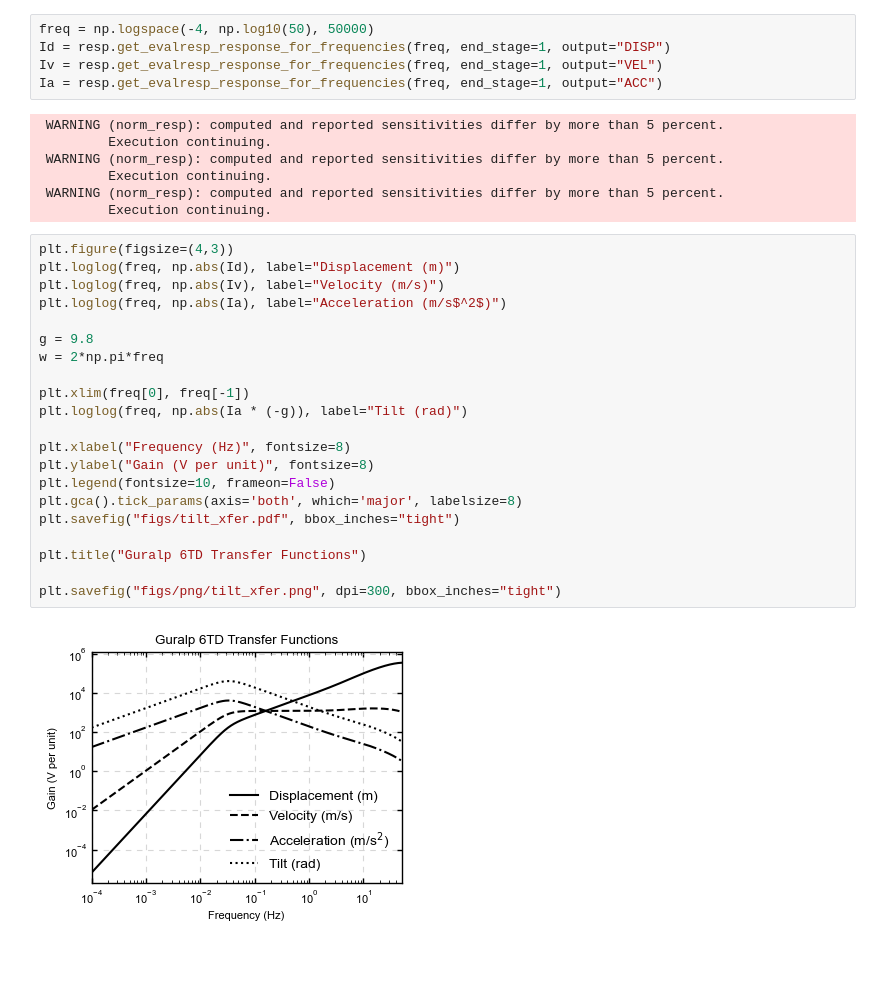
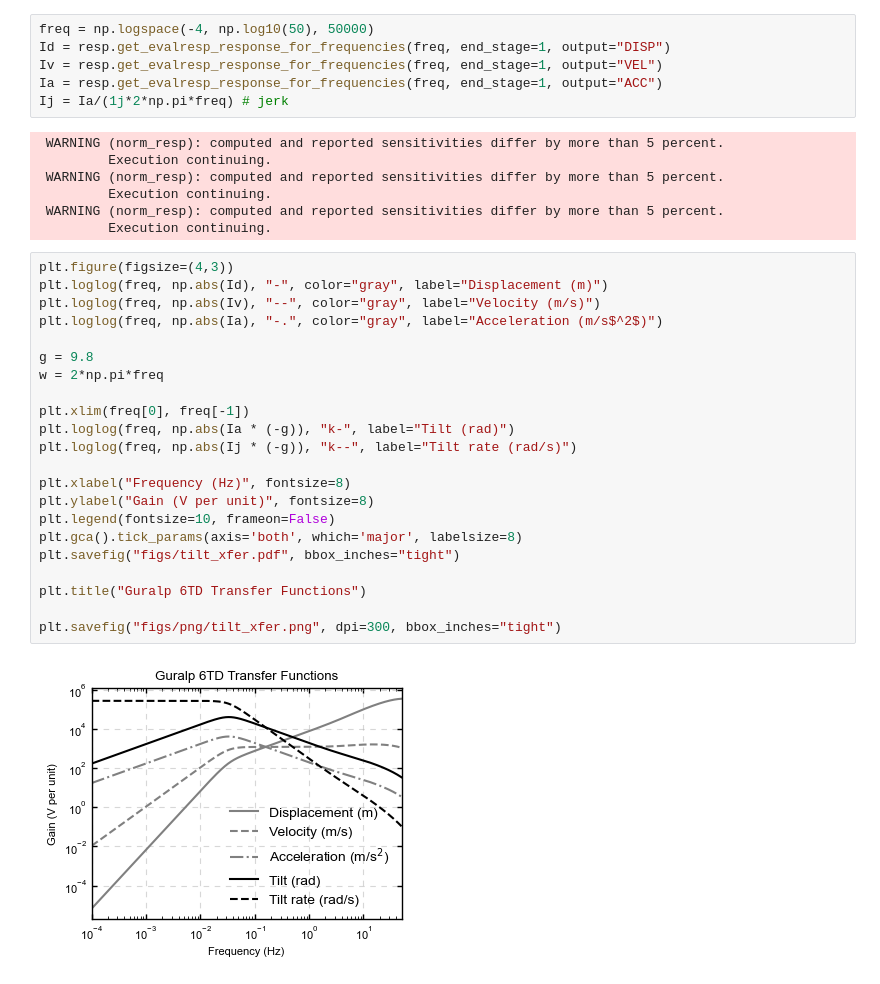
Before and after one commit to mchristoffersen/tiltErebusAugustine, a Jupyter notebook: S1_instrument_response.ipynb, the cells around one changed output. Drawn from its saved outputs; the diff is of its cells as text.

Commit message:
figure changes/additions due to reviews

```diff
--- a/S1_instrument_response.ipynb
+++ b/S1_instrument_response.ipynb
@@ -21,6 +21,7 @@ freq = np.logspace(-4, np.log10(50), 50000)
 Id = resp.get_evalresp_response_for_frequencies(freq, end_stage=1, output="DISP")
 Iv = resp.get_evalresp_response_for_frequencies(freq, end_stage=1, output="VEL")
 Ia = resp.get_evalresp_response_for_frequencies(freq, end_stage=1, output="ACC")
+Ij = Ia/(1j*2*np.pi*freq) # jerk
 # %% [output]
  WARNING (norm_resp): computed and reported sensitivities differ by more than 5 percent.
          Execution continuing.
@@ -30,24 +31,25 @@ Ia = resp.get_evalresp_response_for_frequencies(freq, end_stage=1, output="ACC")
          Execution continuing.
 # %%
 plt.figure(figsize=(4,3))
-plt.loglog(freq, np.abs(Id), label="Displacement (m)")
-plt.loglog(freq, np.abs(Iv), label="Velocity (m/s)")
-plt.loglog(freq, np.abs(Ia), label="Acceleration (m/s$^2$)")
+plt.loglog(freq, np.abs(Id), "-", color="gray", label="Displacement (m)")
+plt.loglog(freq, np.abs(Iv), "--", color="gray", label="Velocity (m/s)")
+plt.loglog(freq, np.abs(Ia), "-.", color="gray", label="Acceleration (m/s$^2$)")
 
 g = 9.8
 w = 2*np.pi*freq
 
 plt.xlim(freq[0], freq[-1])
-plt.loglog(freq, np.abs(Ia * (-g)), label="Tilt (rad)")
+plt.loglog(freq, np.abs(Ia * (-g)), "k-", label="Tilt (rad)")
+plt.loglog(freq, np.abs(Ij * (-g)), "k--", label="Tilt rate (rad/s)")
 
 plt.xlabel("Frequency (Hz)", fontsize=8)
 plt.ylabel("Gain (V per unit)", fontsize=8)
 plt.legend(fontsize=10, frameon=False)
 plt.gca().tick_params(axis='both', which='major', labelsize=8)
 plt.savefig("figs/tilt_xfer.pdf", bbox_inches="tight")
 
 plt.title("Guralp 6TD Transfer Functions")
 
 plt.savefig("figs/png/tilt_xfer.png", dpi=300, bbox_inches="tight")
 # %% [output]
-[figure, old version]
+[figure, new version]
```
Also changed, not shown: parts of 1 cell of this notebook, 4 other files.
